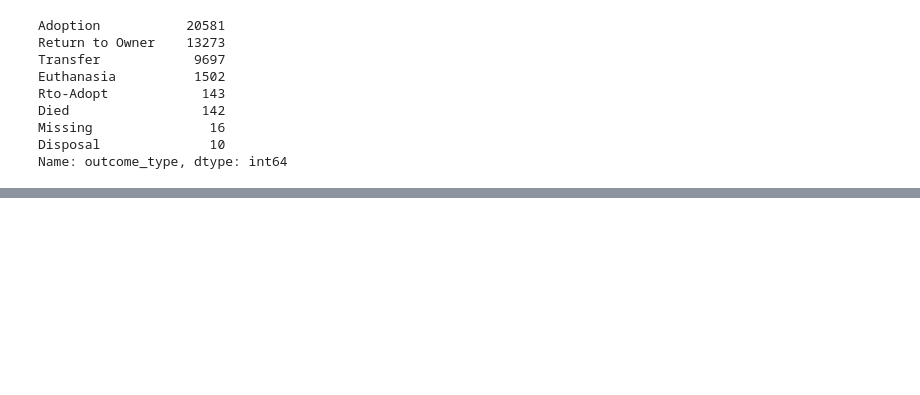
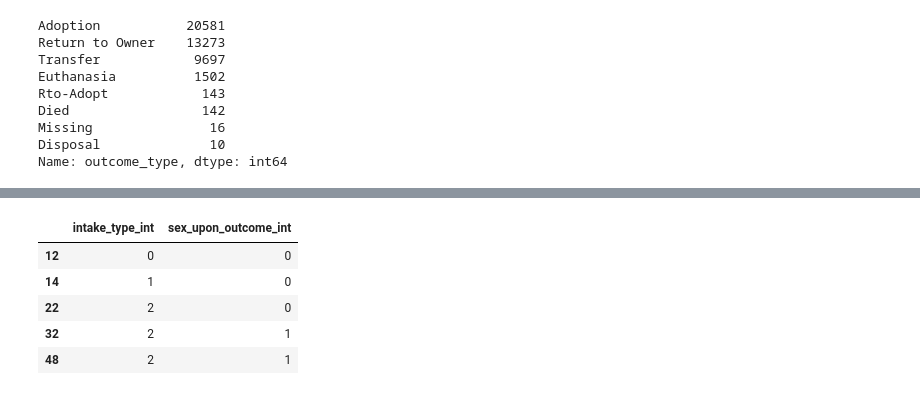
Before and after one commit to amandawhite013/CapstoneTwo, a Jupyter notebook: dog_adoption.ipynb, the cells around one changed output, grey strips where cells are left out. Drawn from its saved outputs; the diff is of its cells as text; code cells hidden in the pictures; blank space fills up the shorter version.

```diff
--- a/dog_adoption.ipynb
+++ b/dog_adoption.ipynb
@@ -126,4 +127,4 @@ Disposal              10
 Name: outcome_type, dtype: int64
 # %%
 #dropping everything but adoption to avoid bias
-austin_data = austin_raw_data[austin_raw_data['outcome_type'] == 'Adoption']
+austin_data = austin_data[austin_data['outcome_type'] == 'Adoption']
@@ -237,0 +215,9 @@ dtype: int64
+# %%
+df = austin_data
+#group colors that are the same (brown = chocolate = liver, yellow = fawn, etc.)
+df['new_color'] = df['new_color'].astype(str)
+df['new_color'] = df['new_color'].str.replace('Chocolate', 'Brown')
+df['new_color'] = df['new_color'].str.replace('Liver', 'Brown')
+df['new_color'] = df['new_color'].str.replace('Fawn', 'Yellow')
+df['new_color'] = df['new_color'].str.replace('Silver', 'Gray')
+df['new_color'] = df['new_color'].str.replace('Cream', 'White')
@@ -237,0 +266,3 @@ dtype: int64
+# %%
+#drop original color and breed columns
+df = df.drop(columns=['breed' ,'color'])
@@ -299,6 +363,3 @@ df.shape
-# %%
-#drop original color and breed columns
-df = df.drop(columns=['breed' ,'color', 'animal_id_intake', 'intake_number'])
 # %%
 #breed and color coulmns to int (for visualizations)
 new_breed_int = df['new_breed'].unique().tolist()
@@ -345,4 +472,11 @@ sns.histplot(data=df, x = 'age_upon_outcome_(years)')
 # %%
-df[['intake_type_int', 'sex_upon_outcome_int', 'outcome_type_int']].head()
+df[['intake_type_int', 'sex_upon_outcome_int']].head()
+# %% [output]
+|  | intake_type_int | sex_upon_outcome_int |
+| 12 | 0 | 0 |
+| 14 | 1 | 0 |
+| 22 | 2 | 0 |
+| 32 | 2 | 1 |
+| 48 | 2 | 1 |
 # %%
 df.to_csv('dog_adoption2')
```
Also changed, not shown: parts of 47 cells of this notebook.
